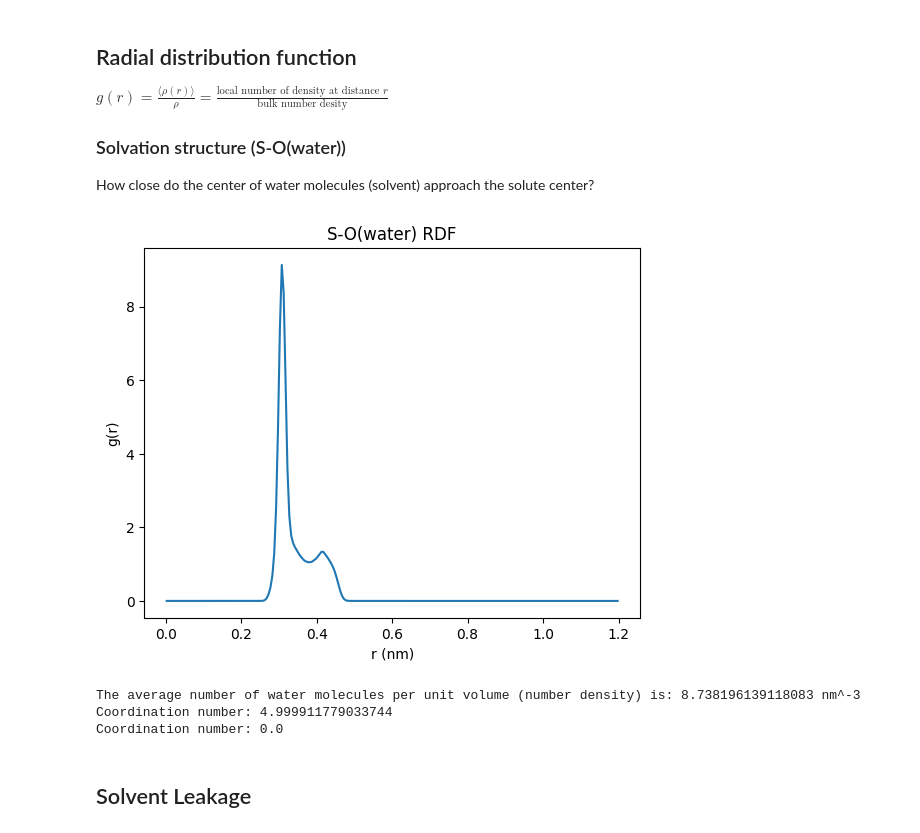
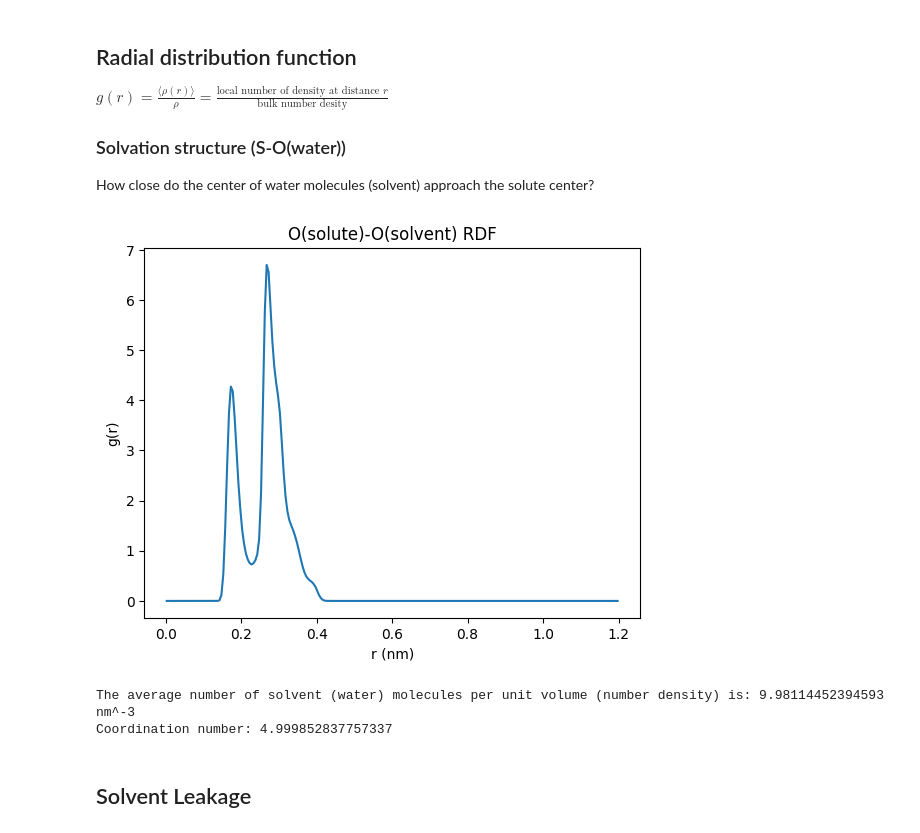
Before and after one commit to fleurdolmans/fab-torch, a Jupyter notebook: experiments/solvation/visualize_md.ipynb, the cells around one changed output. Saved outputs shown, nothing was run; the diff lists cells and outputs as text; code cells hidden in the pictures.

Commit message:
Visualization notebook for MS data updated with water in water

```diff
--- a/experiments/solvation/visualize_md.ipynb
+++ b/experiments/solvation/visualize_md.ipynb
@@ -9,3 +9,6 @@ traj = md.load_hdf5(h5_path)
+# %%
+h5_path = "/Users/fleurdolmans/Documents/UvA/Master AI/Thesis/HDD/data/molecules/md/water/waterInwater_dim54_temp300_eq10000_burn100000_steps10000000_fpt0.5_every10_ecTrue_r0.3_fc10000.0_icnone_rwFalse.h5"
+traj = md.load_hdf5(h5_path)
 # %% [markdown]
 #### Basic Droplet Info
 # %%
@@ -38,14 +55,15 @@ print(table.head())
 3   None    O       O       2     HOH        1                     <NA>
 4   None   H1       H       2     HOH        1                     <NA>
 # %%
-solute = top.select("not water")
-water = top.select("water")
-water_oxygen = top.select("water and element O")
-water_H = top.select("water and element H")
+solute = top.select("resid 0")                 # first water = solute
+solvent = top.select("water and not resid 0")  # rest = solvent
+
+solvent_O = top.select("water and element O and not resid 0")
+solvent_H = top.select("water and element H and not resid 0")
 
 print("Number of atoms in solute:", solute.size)
-print("Number of atoms in solvent (water):", water.size)
-print("Number of oxygen atoms in solvent (water):", water_oxygen.size)
-print("Number of hydrogen atoms in solvent (water):", water_H.size)
+print("Number of atoms in solvent:", solvent.size)
+print("Number of oxygen atoms in solvent:", solvent_O.size)
+print("Number of hydrogen atoms in solvent:", solvent_H.size)
 # %% [output]
 Number of atoms in solute: 3
@@ -61,40 +79,30 @@ $g(r) = \frac{\langle \rho (r)\rangle }{\rho}=\frac{\text{local number of densit
 ### Solvation structure (S-O(water))
 How close do the center of water molecules (solvent) approach the solute center?
 # %%
-pairs = traj.topology.select_pairs(solute, water_oxygen)
+pairs = traj.topology.select_pairs(solute, solvent_O)
 
 r, g_r = md.compute_rdf(
     traj,
     pairs=pairs,
     r_range=(0.0, 1.2),  # nm
     bin_width=0.005
 )
 
 plt.plot(r, g_r)
 plt.xlabel("r (nm)")
 plt.ylabel("g(r)")
-plt.title("S-O(water) RDF")
+plt.title("O(solute)-O(solvent) RDF")
 plt.show()
 # %% [output]
-[figure, old version]
+[figure, new version]
 # %%
-rho = len(water_oxygen) / traj.unitcell_volumes.mean()  # number density
-print("The average number of water molecules per unit volume (number density) is:", rho, "nm^-3")
+rho = len(solvent_O) / traj.unitcell_volumes.mean()  # number density
+print("The average number of solvent (water) molecules per unit volume (number density) is:", rho, "nm^-3")
 
 coord_number = 4 * np.pi * rho * np.trapz(g_r * r**2, r)
 print("Coordination number:", coord_number)
-
-first_min_idx = np.argmin(g_r[(r > 0.2) & (r < 0.6)])
-r_cut = r[(r > 0.2) & (r < 0.6)][first_min_idx]
-
-coord_number = 4 * np.pi * rho * np.trapz(
-    g_r[r <= r_cut] * r[r <= r_cut]**2,
-    r[r <= r_cut]
-)
-print("Coordination number:", coord_number)
 # %% [output]
-The average number of water molecules per unit volume (number density) is: 8.738196139118083 nm^-3
-Coordination number: 4.999911779033744
-Coordination number: 0.0
+The average number of solvent (water) molecules per unit volume (number density) is: 9.98114452394593 nm^-3
+Coordination number: 4.999852837757337
 # %% [markdown]
 ## Solvent Leakage
```
Also changed, not shown: parts of 17 cells of this notebook.
